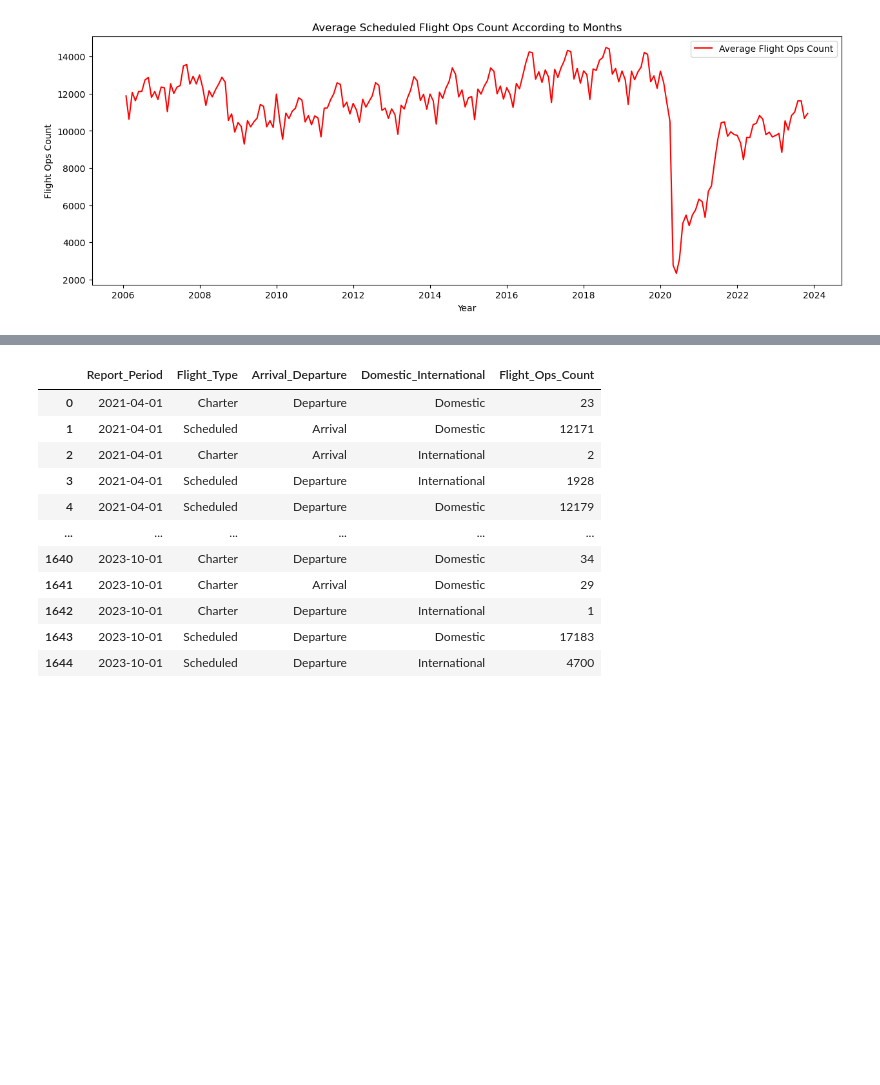
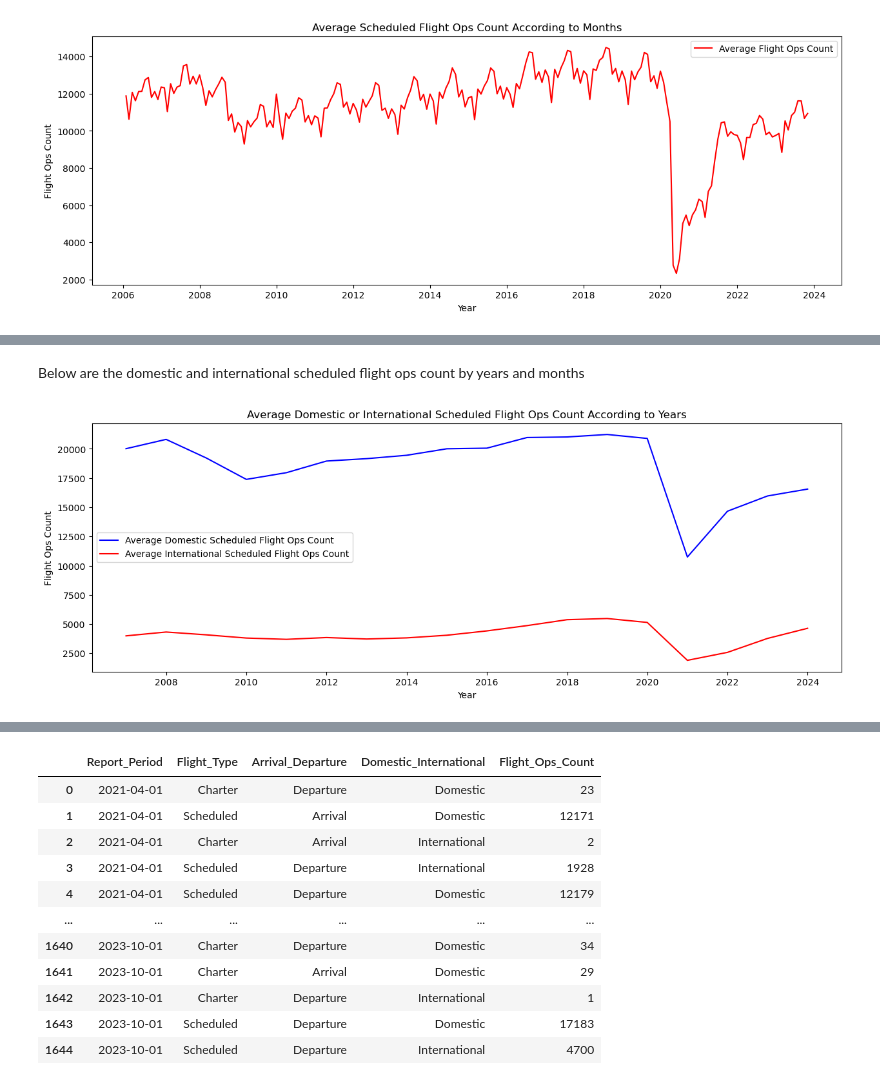
Before and after one commit to IsaganiJulian/LAX_Analysis, a Jupyter notebook: flight_ops/flight_ops.ipynb, the cells around one changed output, grey strips where cells are left out. Saved outputs shown, nothing was run; the diff lists cells and outputs as text; code cells hidden in the pictures; blank space fills up the shorter version.

```diff
--- a/flight_ops/flight_ops.ipynb
+++ b/flight_ops/flight_ops.ipynb
@@ -532,0 +631,5 @@ plt.show()
+# %%
+domestic_s = scheduled[scheduled['Domestic_International'] == 'Domestic'][['Flight_Ops_Count']].copy()
+# datetime index
+domestic_s.index = pd.to_datetime(domestic_s.index)
+domestic_s
@@ -532,0 +651,5 @@ plt.show()
+# %%
+international_s = scheduled[scheduled['Domestic_International'] == 'International'][['Flight_Ops_Count']].copy()
+# datetime index
+international_s.index = pd.to_datetime(international_s.index)
+international_s
@@ -532,0 +671,18 @@ plt.show()
+# %% [markdown]
+Below are the domestic and international scheduled flight ops count by years and months
+# %%
+# Plot domestic and international on the same graph
+plt.figure(figsize=(15, 5))
+
+# Plotting domestic
+plt.plot(domestic_s.resample('A').mean(), color="b", label="Average Domestic Scheduled Flight Ops Count")
+
+# Plotting international
+plt.plot(international_s.resample('A').mean(), color="r", label="Average International Scheduled Flight Ops Count")
+plt.legend()
+plt.xlabel("Year")
+plt.ylabel("Flight Ops Count")
+plt.title("Average Domestic or International Scheduled Flight Ops Count According to Years")
+plt.show()
+# %% [output]
+[figure, added]
```
Also changed, not shown: parts of 18 cells of this notebook.
